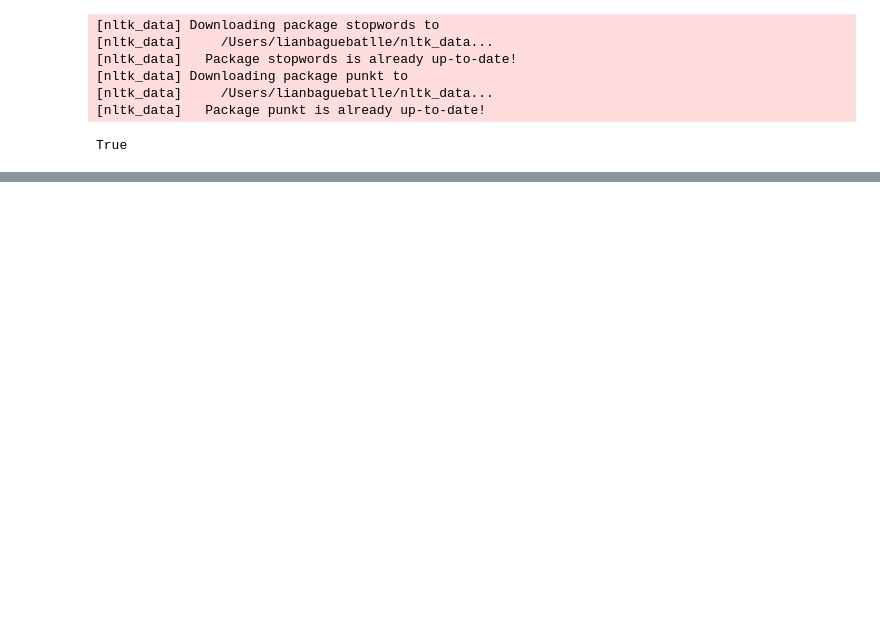
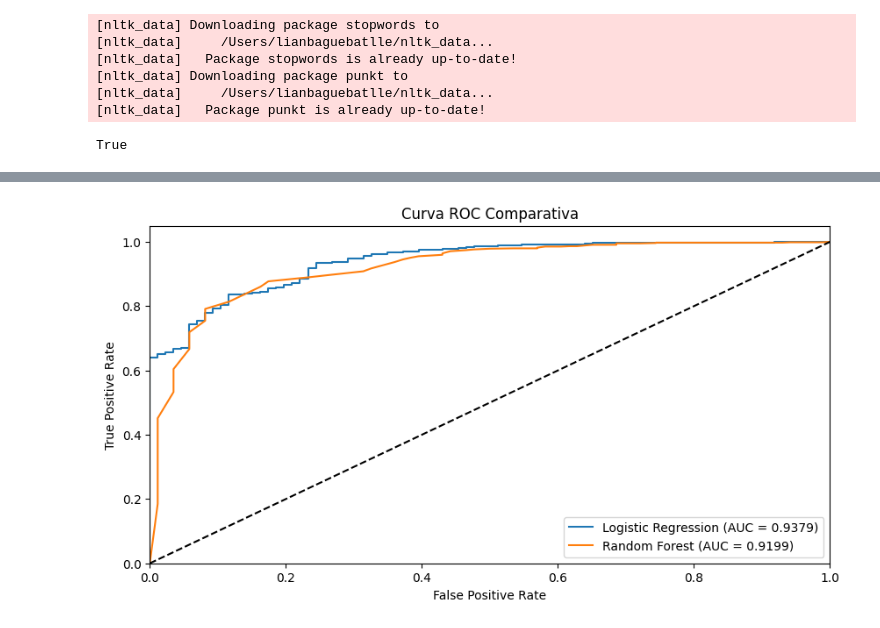
Before and after one commit to aminasifar1/ACproject-group-10, a Jupyter notebook: Data_setup.ipynb, the cells around one changed output, grey strips where cells are left out. Saved outputs shown, nothing was run; the diff lists cells and outputs as text; code cells hidden in the pictures; blank space fills up the shorter version.

Commit message:
Trying same models different threshold

```diff
--- a/Data_setup.ipynb
+++ b/Data_setup.ipynb
@@ -130,4 +152,0 @@ dfSimpleBinary.head(1000)
-# %%
-#Guardamos el dataset limpio para no sobreescribirlo accidentalmente, este paso es solo una precaucion. solo falta borrar los nans
-dfSimpleBinary.dropna(subset=["reviewText"], inplace=True)
-dfSimpleBinary.to_csv('amazon_reviews_simpleBinary.csv', index=False)
@@ -262,2 +288,6 @@ roc_auc: 0.9459 (+/- 0.0124)
 # %%
-# Train Naive Bayes
+# CREAR NUEVO DATASET BINARIO CON THRESHOLD = 3 y aplicar los modelos implementados hasta ahora para ver si mejora
+dfSimpleBinary_threshold3 = dfCleaned.copy()
+dfSimpleBinary_threshold3['overall'] = dfSimpleBinary_threshold3['overall'].apply(lambda x: 1 if x > 3 else 0)
+dfSimpleBinary_threshold3['overall'].value_counts()
+dfSimpleBinary_threshold3.head(100)
@@ -263,0 +310,66 @@ roc_auc: 0.9459 (+/- 0.0124)
+# %%
+# Apply TF-IDF
+tfidf = TfidfVectorizer(max_features=5000)  # Limit to 5000 features for simplicity
+X_threshold3 = tfidf.fit_transform(dfSimpleBinary['reviewText'])
+
+# y = Etiqueta
+y_threshold3 = dfSimpleBinary_threshold3['overall']
+# %%
+X_train_threshold3, X_test_threshold3, y_train_threshold3, y_test_threshold3 = train_test_split(X_threshold3, y_threshold3, test_size=0.2, random_state=42)
+# %%
+# Entrenar modelos para threshold = 3
+models = {
+    "Logistic Regression": LogisticRegression(max_iter=1000),
+    "Random Forest": RandomForestClassifier(n_estimators=100)
+}
+
+# Diccionario para almacenar los resultados
+results = {}
+
+for model_name, model in models.items():
+    # Entrenar el modelo
+    model.fit(X_train_threshold3, y_train_threshold3)
+    # Predecir en el conjunto de prueba
+    y_pred_threshold3 = model.predict(X_test_threshold3)
+    y_pred_prob_threshold3 = model.predict_proba(X_test_threshold3)[:, 1]
+    # Evaluar el rendimiento
+    accuracy = accuracy_score(y_test_threshold3, y_pred_threshold3)
+    precision = precision_score(y_test_threshold3, y_pred_threshold3)
+    recall = recall_score(y_test_threshold3, y_pred_threshold3)
+    f1 = f1_score(y_test_threshold3, y_pred_threshold3)
+    fpr, tpr, _ = roc_curve(y_test_threshold3, y_pred_prob_threshold3)
+    roc_auc = auc(fpr, tpr)
+    # Guardar los resultados
+    results[model_name] = {
+        "Accuracy": accuracy,
+        "Precision": precision,
+        "Recall": recall,
+        "F1 Score": f1,
+        "ROC AUC": roc_auc,
+        "FPR": fpr,
+        "TPR": tpr
+    }
+
+# Imprimir los resultados
+for model_name, metrics in results.items():
+    print(f"Resultados para {model_name}:")
+    for metric, value in metrics.items():
+        if isinstance(value, np.ndarray):
+            continue
+        print(f"{metric}: {value:.4f}")
+    print("\n")
+
+# Crear el gráfico comparativo de la curva ROC
+plt.figure(figsize=(10, 5))
+for model_name, metrics in results.items():
+    plt.plot(metrics["FPR"], metrics["TPR"], label=f'{model_name} (AUC = {metrics["ROC AUC"]:.4f})')
+
+plt.plot([0, 1], [0, 1], 'k--')
+plt.xlim([0.0, 1.0])
+plt.ylim([0.0, 1.05])
+plt.xlabel('False Positive Rate')
+plt.ylabel('True Positive Rate')
+plt.title('Curva ROC Comparativa')
+plt.legend(loc="lower right")
+plt.show()
+# %% [output]
@@ -263,0 +390 @@ roc_auc: 0.9459 (+/- 0.0124)
+[figure, added]
```
Also changed, not shown: parts of 15 cells of this notebook, 1 other file.
